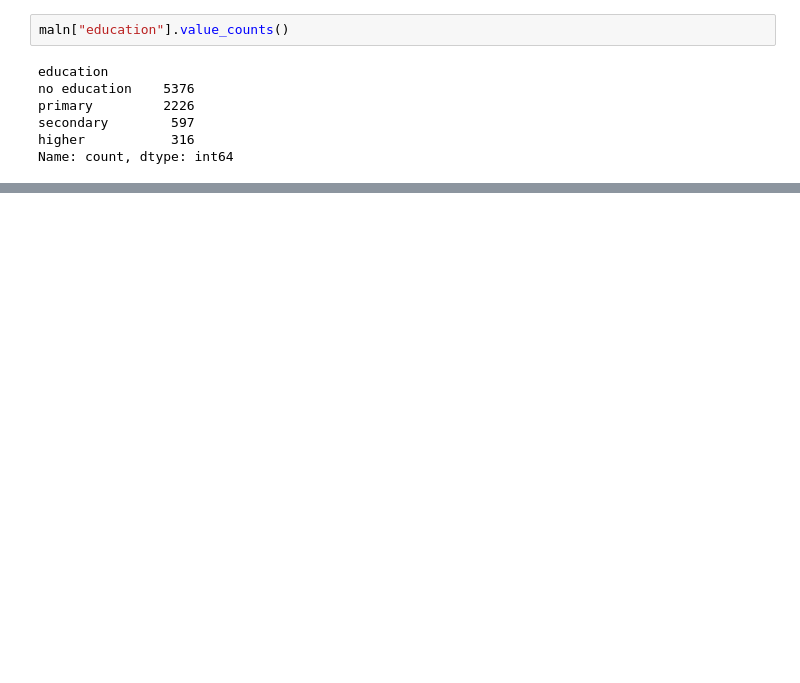
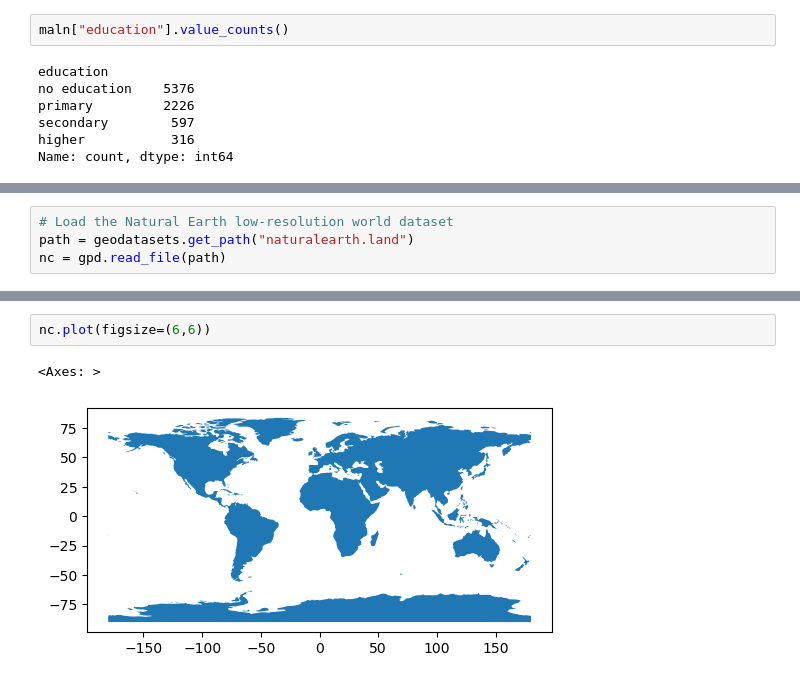
Before and after one commit to Natnael-Getahun/geo_spatial, a Jupyter notebook: chapter1.ipynb, the cells around one changed output, grey strips where cells are left out. Saved outputs shown, nothing was run; the diff lists cells and outputs as text; blank space fills up the shorter version.

```diff
--- a/chapter1.ipynb
+++ b/chapter1.ipynb
@@ -235,0 +460,4 @@ row
+# %%
+# Load the Natural Earth low-resolution world dataset
+path = geodatasets.get_path("naturalearth.land")
+nc = gpd.read_file(path)
@@ -235,0 +480,5 @@ row
+# %%
+nc.plot(figsize=(6,6))
+# %% [output]
+<Axes: >
+[figure, added]
```
Also changed, not shown: parts of 40 cells of this notebook, 1 other file.
